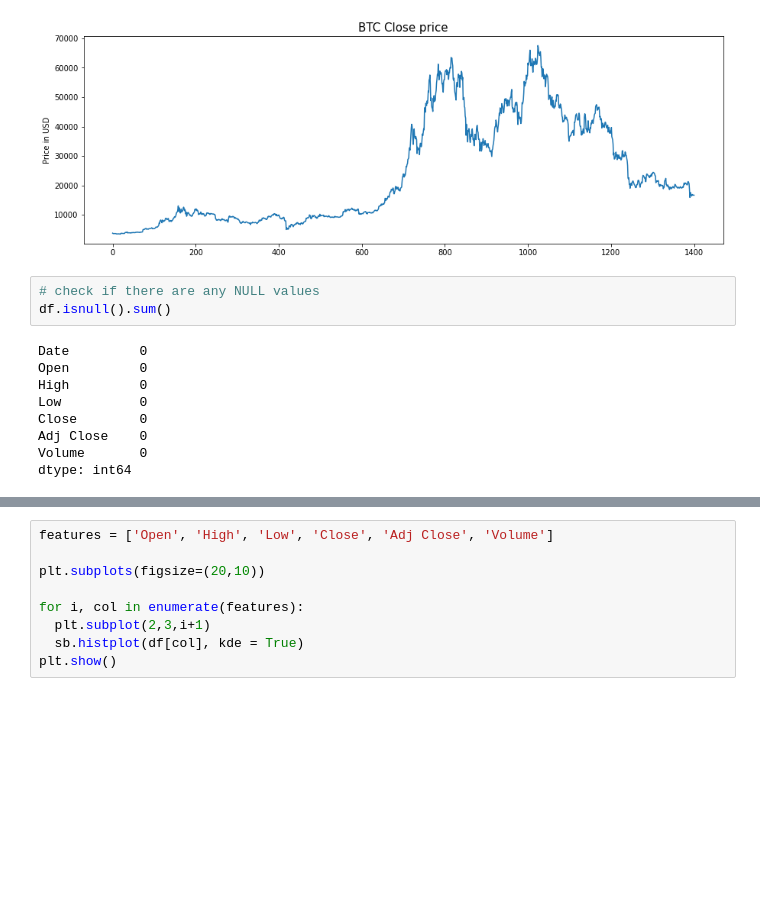
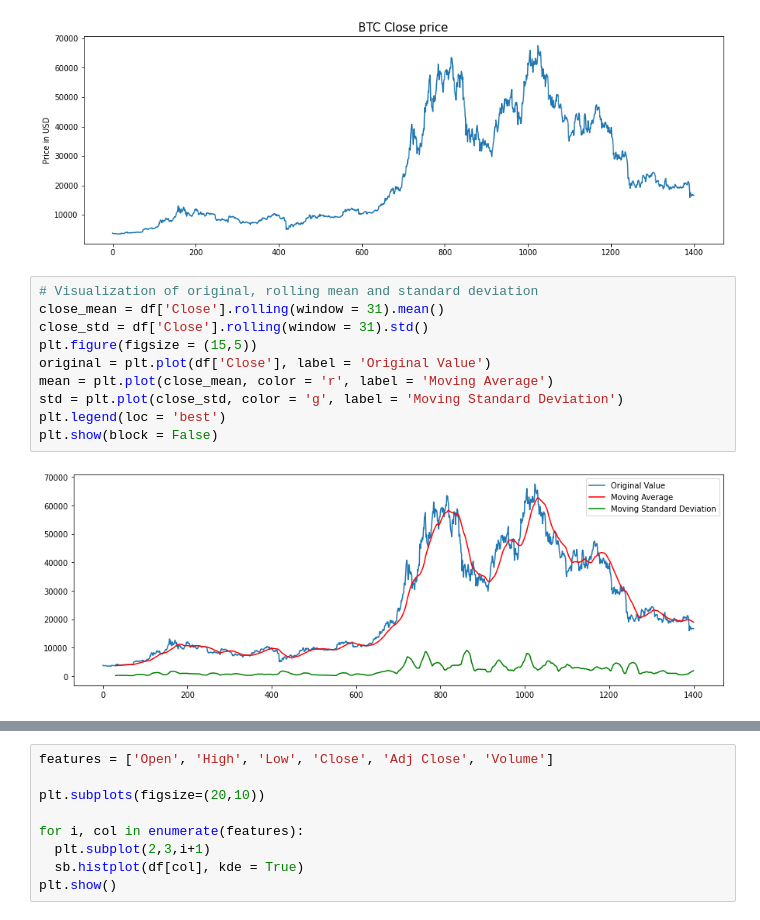
Before and after one commit to Barrok/BTC_price_prediction, a Jupyter notebook: script.ipynb, the cells around one changed output, grey strips where cells are left out. Saved outputs shown, nothing was run; the diff lists cells and outputs as text; blank space fills up the shorter version.

```diff
--- a/script.ipynb
+++ b/script.ipynb
@@ -68,15 +81,15 @@ plt.ylabel('Price in USD')
 plt.show()
 # %% [output]
 [figure]
-# %%
-# check if there are any NULL values
-df.isnull().sum()
-# %% [output]
-Date         0
-Open         0
-High         0
-Low          0
-Close        0
-Adj Close    0
-Volume       0
-dtype: int64
+# %%
+# Visualization of original, rolling mean and standard deviation
+close_mean = df['Close'].rolling(window = 31).mean()
+close_std = df['Close'].rolling(window = 31).std()
+plt.figure(figsize = (15,5))
+original = plt.plot(df['Close'], label = 'Original Value')
+mean = plt.plot(close_mean, color = 'r', label = 'Moving Average')
+std = plt.plot(close_std, color = 'g', label = 'Moving Standard Deviation')
+plt.legend(loc = 'best')
+plt.show(block = False)
+# %% [output]
+[figure, added]
```
Also changed, not shown: parts of 10 cells of this notebook.
